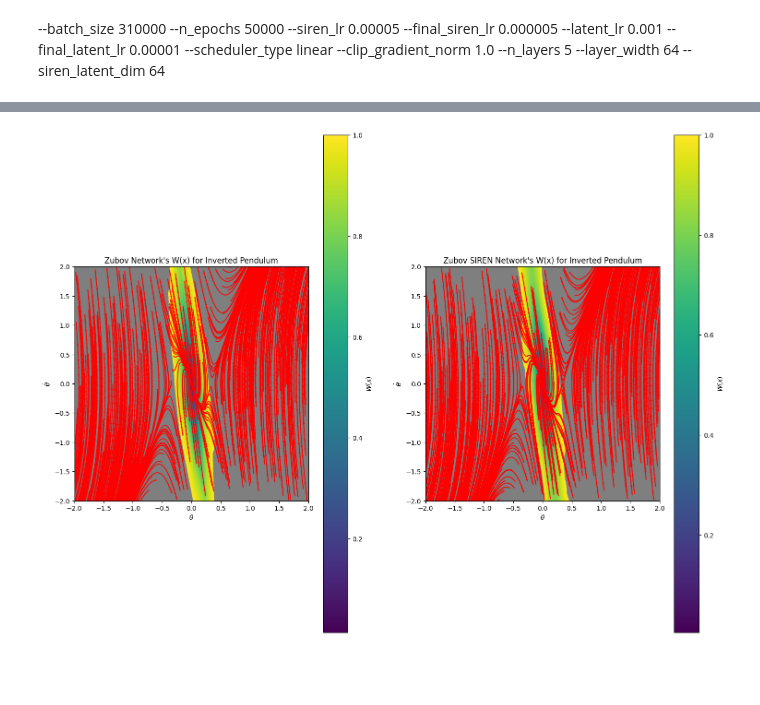
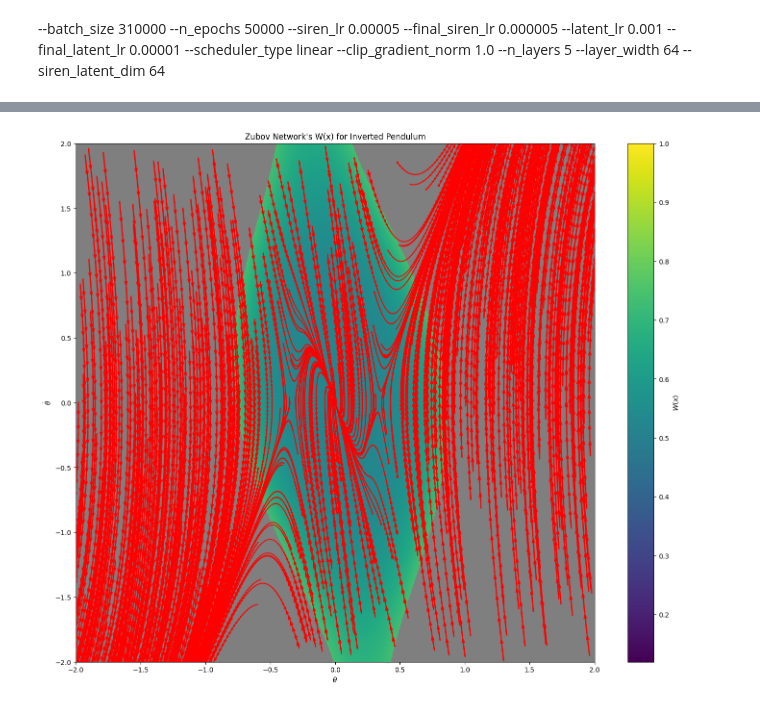
Before and after one commit to jorgejc2/ISS_Lyapunov_Stable_NN_Controllers, a Jupyter notebook: SimpleExamples/inverted_pendulum_plots/inverted_pendulum.ipynb, the cells around one changed output, grey strips where cells are left out. Cells and saved outputs as stored; diff of their text form; code cells hidden in the pictures; blank space fills up the shorter version.

```diff
--- a/SimpleExamples/inverted_pendulum_plots/inverted_pendulum.ipynb
+++ b/SimpleExamples/inverted_pendulum_plots/inverted_pendulum.ipynb
@@ -45,7 +45,7 @@ from math import ceil
 # torch default options
 set_t = {
     "dtype": torch.float32,
-    "device": torch.device("cpu"),  # set to cpu if you don't have a graphics card
+    "device": torch.device("cuda"),  # set to cpu if you don't have a graphics card
 }
 save_path = "inverted_pendulum_plots/"
 show = True   # True if we want to display the plots in the notebook
@@ -434,7 +446,7 @@ if save: plt.savefig(save_path + "nn_controller_loss.png")
 plt.show() if show else plt.close()
 
 # simulate dynamics, reusing the same initial state from previous section
-traj = pendulum_continuous(init_state, nn_controller, n_time_steps - 1)
+traj = pendulum_continuous.forward_trajectory(init_state, nn_controller, n_time_steps - 1)
 traj = torch.cat((init_state, traj.squeeze(0)), dim=0)
 
 # plot results
@@ -612,5 +678,20 @@ Beginning training of Zubov SIREN Network...
 # %%
-def plot_zubov_heatmap(fig, ax, net, lb_np, ub_np, threshold, dim_samples: int, x_lim, y_lim, title):
+def plot_zubov_heatmap(fig, ax, net: ZubovNetwork, lb_np: ndarray, ub_np: ndarray, threshold: float, dim_samples: int,
+                       x_lim: Tuple[float, float], y_lim: Tuple[float, float], title: str):
+    """
+
+    :param fig:
+    :param ax:
+    :param net:
+    :param lb_np:
+    :param ub_np:
+    :param threshold:
+    :param dim_samples:
+    :param x_lim:
+    :param y_lim:
+    :param title:
+    :return:
+    """
     # Sample the Zubov network and plot it. Note that we cannot consider this to be a valid Zubov function until the network
     # gets passed to a verifier. This cell is to simply get a visualization of its output.
     x_lin = np.linspace(lb_np[0], ub_np[0], num=dim_samples)
@@ -620,9 +701,9 @@ def plot_zubov_heatmap(fig, ax, net, lb_np, ub_np, threshold, dim_samples: int,
     samples_np = np.stack((X.flatten(), Y.flatten()), axis=1)
     # shape (dim_samples**2, 2)
     samples_torch = torch.from_numpy(samples_np).to(**set_t)
-    outputs = net(samples_torch)
-    offset = net(torch.zeros(1, 2).to(**set_t))
-    outputs = outputs - offset
+    outputs = net.zubov_fn(samples_torch)
+    # offset = net.zubov_fn(torch.zeros(1, 2).to(**set_t))
+    # outputs = outputs - offset
     # shape (dim_samples**2, 1)
     outputs = outputs.squeeze(1)
     # shape (dim_samples**2,)
@@ -636,7 +717,8 @@ def plot_zubov_heatmap(fig, ax, net, lb_np, ub_np, threshold, dim_samples: int,
     gray_mask = outputs_reshaped >= threshold
 
     # Normalize outputs to [0, 1] for the colormap
-    normalized_outputs = np.clip(outputs_reshaped / threshold, 0, 1)
+    # normalized_outputs = np.clip(outputs_reshaped / threshold, 0, 1)
+    normalized_outputs = outputs_reshaped
 
     # Create an RGB image where gray_mask is applied
     colored_output = plt.cm.viridis(normalized_outputs)  # Use viridis colormap for [0, 0.9]
@@ -648,8 +730,8 @@ def plot_zubov_heatmap(fig, ax, net, lb_np, ub_np, threshold, dim_samples: int,
     traj_lb = torch.tensor((x_lim[0], y_lim[0]), **set_t).reshape(1, -1)
     traj_ub = torch.tensor((x_lim[1], y_lim[1]), **set_t).reshape(1, -1)
     traj_range = (traj_ub - traj_lb)
-    rand_init = torch.rand((num_traj, 2)) * traj_range + traj_lb
-    traj_torch = pendulum_continuous(rand_init, lqr_controller, traj_steps)
+    rand_init = torch.rand((num_traj, 2)).to(**set_t) * traj_range + traj_lb
+    traj_torch = pendulum_continuous.forward_trajectory(rand_init, lqr_controller, traj_steps)
     traj_torch = torch.cat((rand_init.unsqueeze(1), traj_torch), dim=1)
     traj_np = to_numpy(traj_torch) # shape (num_traj, traj_steps, 2)
 
@@ -670,18 +752,20 @@ def plot_zubov_heatmap(fig, ax, net, lb_np, ub_np, threshold, dim_samples: int,
     ax.set_xlabel(r"$\theta$")
     ax.set_ylabel(r"$\dot{\theta}$")
 # %%
-fig, axs = plt.subplots(nrows=1, ncols=2, figsize=(18, 14))
-axs = axs.flatten()
+fig, axs = plt.subplots(nrows=1, ncols=1, figsize=(18, 14))
+# axs = axs.flatten()
 
 dim_samples = 1000
 lb_np = to_numpy(common_args['lb'])
 ub_np = to_numpy(common_args['ub'])
 x_lim = (-2, 2)
 y_lim = (-2, 2)
-thresholds = (0.95, .95)
-for ax, net, title, threshold in zip(axs, (zubov_network, zubov_siren_network), ("Zubov Network", "Zubov SIREN Network"), thresholds):
+thresholds = (0.7, .95)
+# for ax, net, title, threshold in zip(axs, (zubov_network, zubov_siren_network), ("Zubov Network", "Zubov SIREN Network"), thresholds):
+zubov_network.zubov_fn.final_act = "sigmoid" # swap final activation to ensure W(x) \in (0, 1)
+for ax, net, title, threshold in zip((axs,), (zubov_network,), ("Zubov Network",), (thresholds[0],)):
     plot_zubov_heatmap(fig, ax, net, lb_np, ub_np, threshold, dim_samples, x_lim, y_lim, title)
 
 plt.show()
 # %% [output]
-[figure, old version]
+[figure, new version]
```
Also changed, not shown: parts of 9 cells of this notebook, 8 other files.
